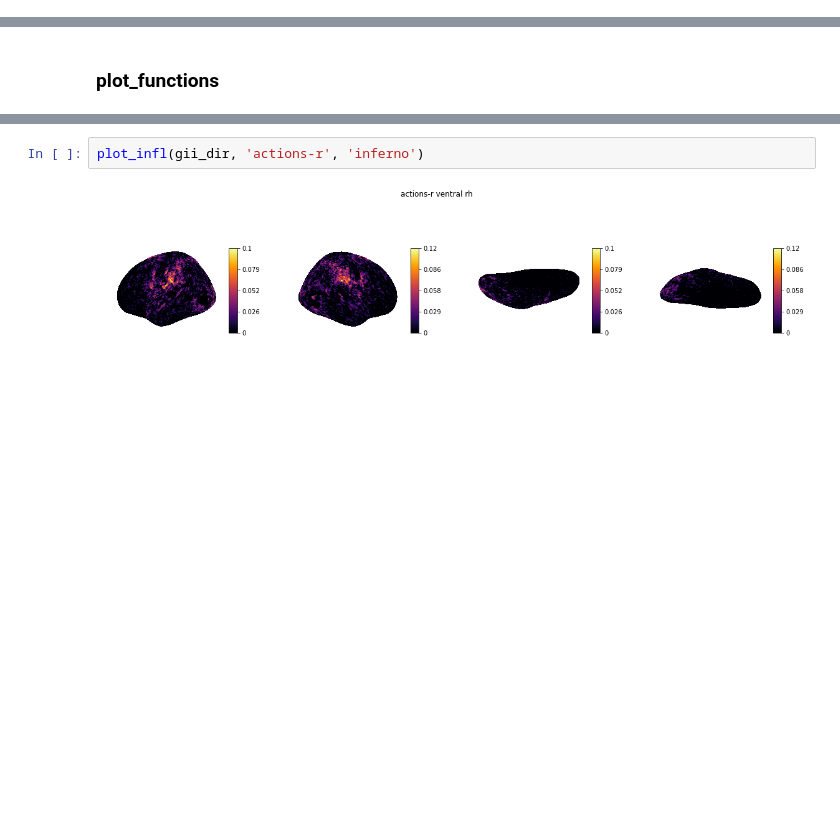
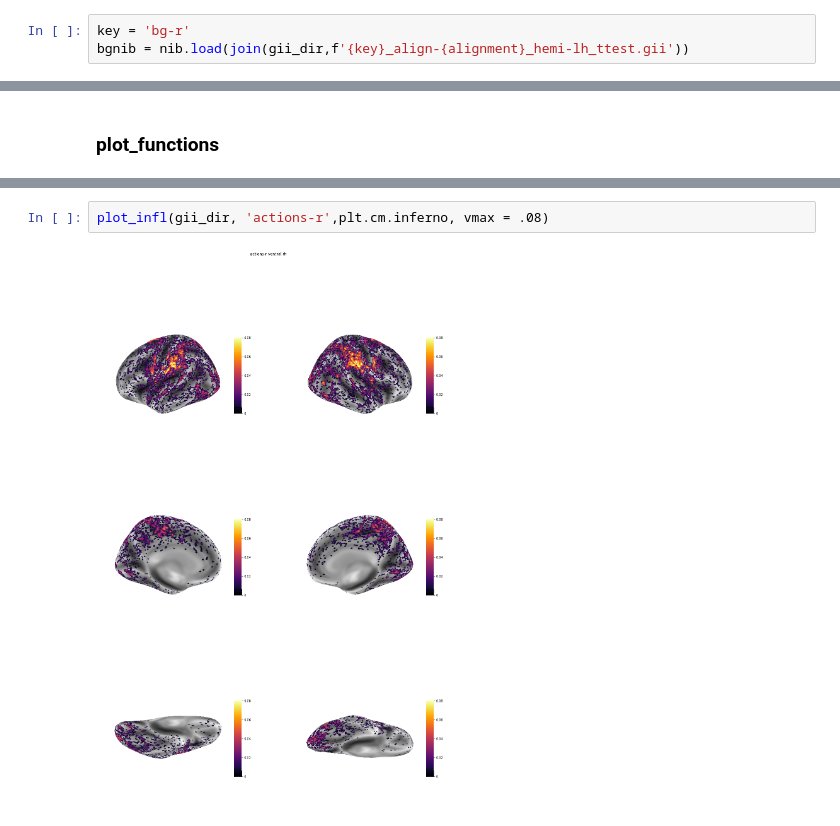
Before and after one commit to jungheejung/life-encoding, a Jupyter notebook: scripts/himalaya/plot_ttest.ipynb, the cells around one changed output, grey strips where cells are left out. Drawn from its saved outputs; the diff is of its cells as text; blank space fills up the shorter version.

```diff
--- a/scripts/himalaya/plot_ttest.ipynb
+++ b/scripts/himalaya/plot_ttest.ipynb
@@ -125,2 +219,5 @@ from nilearn import datasets
 fsaverage = datasets.fetch_surf_fsaverage(mesh = 'fsaverage6')
 gii_dir = join(output_dir, 'stats')
+# %%
+key = 'bg-r'
+bgnib = nib.load(join(gii_dir,f'{key}_align-{alignment}_hemi-lh_ttest.gii'))
@@ -155,4 +277,4 @@ plot_infl(gii_dir, 'agents-r', 'inferno')
 # %%
-plot_infl(gii_dir, 'actions-r', 'inferno')
+plot_infl(gii_dir, 'actions-r',plt.cm.inferno, vmax = .08)
 # %% [output]
-[figure, old version]
+[figure, new version]
```
Also changed, not shown: parts of 13 cells of this notebook.
